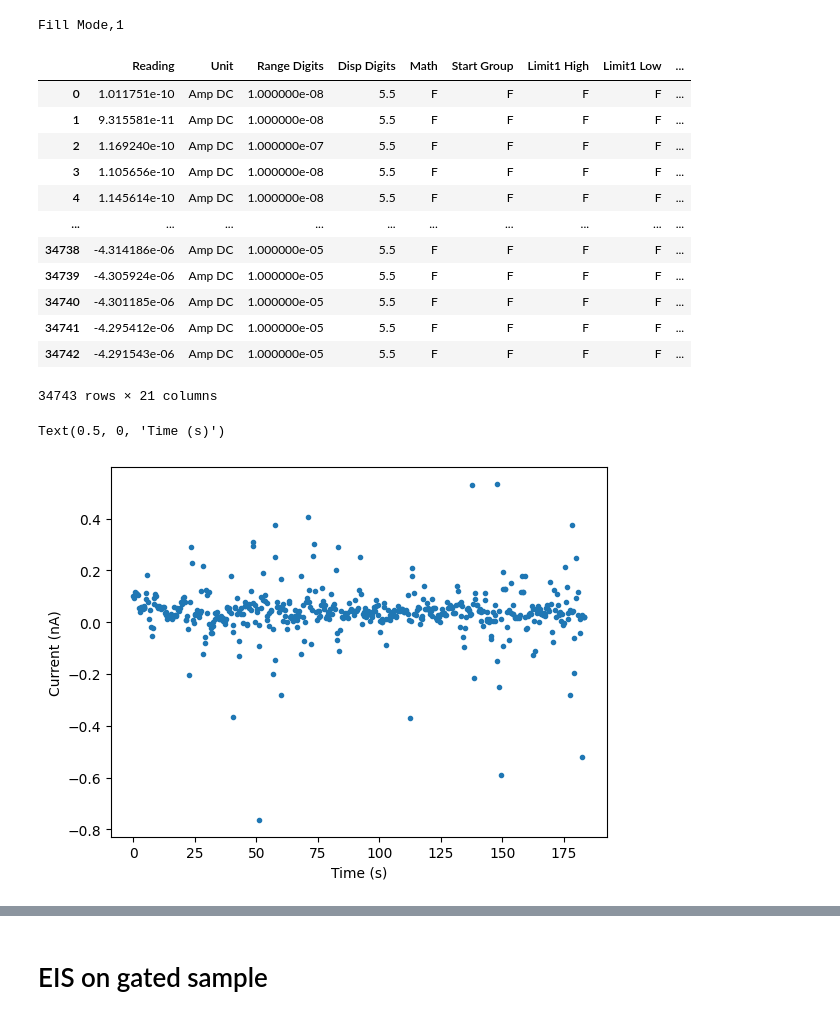
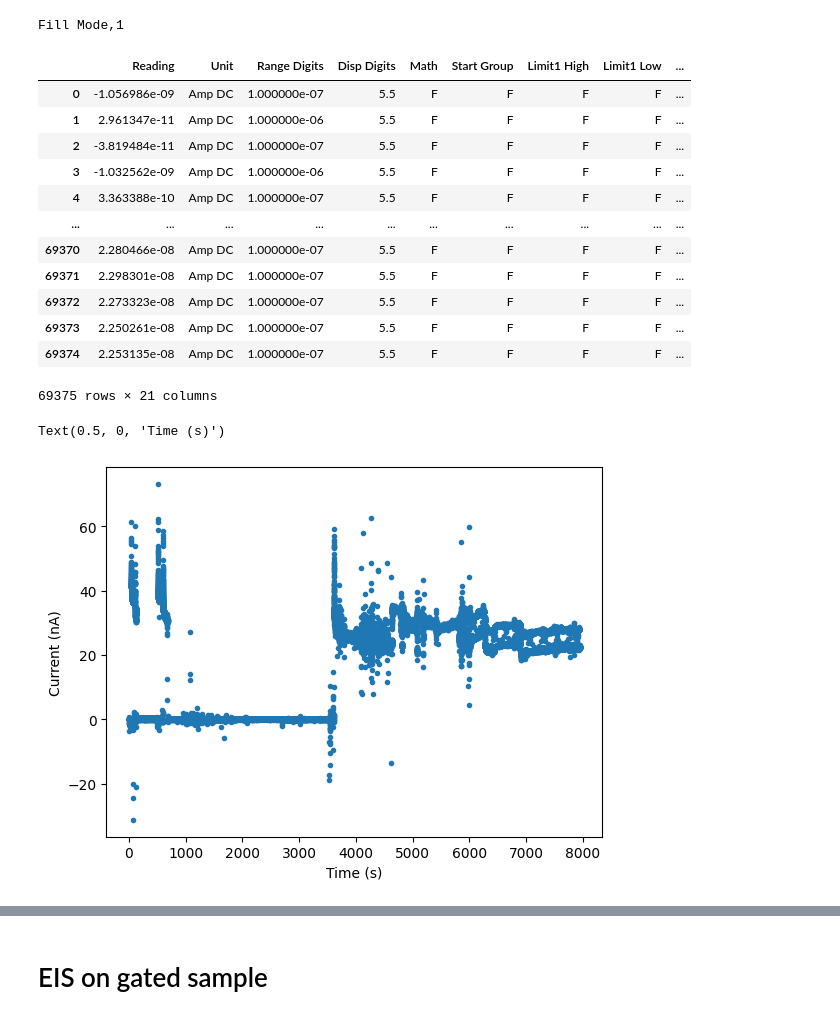
Before and after one commit to beepmo/gator, a Jupyter notebook: data/06-24/litao3_gating.ipynb, the cells around one changed output, grey strips where cells are left out. Drawn from its saved outputs; the diff is of its cells as text; code cells hidden in the pictures.

```diff
--- a/data/06-24/litao3_gating.ipynb
+++ b/data/06-24/litao3_gating.ipynb
@@ -69,26 +70,26 @@ def prep_csv(filename):
   with open(filename, 'w') as f:
     f.writelines(lines)
 # %%
-prep_csv('defbuffer1_0620_124209.csv')
-df = pd.read_csv('defbuffer1_0620_124209.csv')
+prep_csv('defbuffer1_0624_152426.csv')
+df = pd.read_csv('defbuffer1_0624_152426.csv')
 # %% [output]
 Fill Mode,1
 # %%
 df
 # %% [output]
 |  | Reading | Unit | Range Digits | Disp Digits | Math | Start Group | Limit1 High | Limit1 Low | ... |
-| 0 | 1.011751e-10 | Amp DC | 1.000000e-08 | 5.5 | F | F | F | F | ... |
-| 1 | 9.315581e-11 | Amp DC | 1.000000e-08 | 5.5 | F | F | F | F | ... |
-| 2 | 1.169240e-10 | Amp DC | 1.000000e-07 | 5.5 | F | F | F | F | ... |
-| 3 | 1.105656e-10 | Amp DC | 1.000000e-08 | 5.5 | F | F | F | F | ... |
-| 4 | 1.145614e-10 | Amp DC | 1.000000e-08 | 5.5 | F | F | F | F | ... |
+| 0 | -1.056986e-09 | Amp DC | 1.000000e-07 | 5.5 | F | F | F | F | ... |
+| 1 | 2.961347e-11 | Amp DC | 1.000000e-06 | 5.5 | F | F | F | F | ... |
+| 2 | -3.819484e-11 | Amp DC | 1.000000e-07 | 5.5 | F | F | F | F | ... |
+| 3 | -1.032562e-09 | Amp DC | 1.000000e-06 | 5.5 | F | F | F | F | ... |
+| 4 | 3.363388e-10 | Amp DC | 1.000000e-07 | 5.5 | F | F | F | F | ... |
 | ... | ... | ... | ... | ... | ... | ... | ... | ... | ... |
-| 34738 | -4.314186e-06 | Amp DC | 1.000000e-05 | 5.5 | F | F | F | F | ... |
-| 34739 | -4.305924e-06 | Amp DC | 1.000000e-05 | 5.5 | F | F | F | F | ... |
-| 34740 | -4.301185e-06 | Amp DC | 1.000000e-05 | 5.5 | F | F | F | F | ... |
-| 34741 | -4.295412e-06 | Amp DC | 1.000000e-05 | 5.5 | F | F | F | F | ... |
-| 34742 | -4.291543e-06 | Amp DC | 1.000000e-05 | 5.5 | F | F | F | F | ... |
+| 69370 | 2.280466e-08 | Amp DC | 1.000000e-07 | 5.5 | F | F | F | F | ... |
+| 69371 | 2.298301e-08 | Amp DC | 1.000000e-07 | 5.5 | F | F | F | F | ... |
+| 69372 | 2.273323e-08 | Amp DC | 1.000000e-07 | 5.5 | F | F | F | F | ... |
+| 69373 | 2.250261e-08 | Amp DC | 1.000000e-07 | 5.5 | F | F | F | F | ... |
+| 69374 | 2.253135e-08 | Amp DC | 1.000000e-07 | 5.5 | F | F | F | F | ... |
-34743 rows × 21 columns
+69375 rows × 21 columns
 # %%
 # Time (s)
 T = df['Relative Time']
@@ -100,10 +101,10 @@ I = df['Reading'] * 1e9
 V = df['Value'] * 1e3
 # %%
 cut1 = 0
-cut2 = 509
+cut2 = -1
 plt.plot(T[cut1:cut2],I[cut1:cut2],'.')
 plt.ylabel('Current (nA)')
 plt.xlabel('Time (s)')
 # %% [output]
 Text(0.5, 0, 'Time (s)')
-[figure, old version]
+[figure, new version]
```
Also changed, not shown: parts of 30 cells of this notebook.
